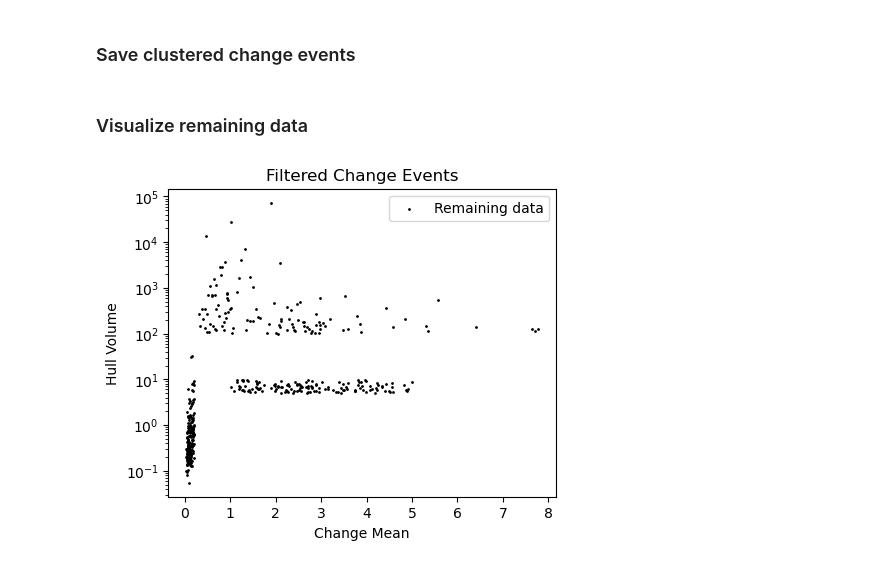
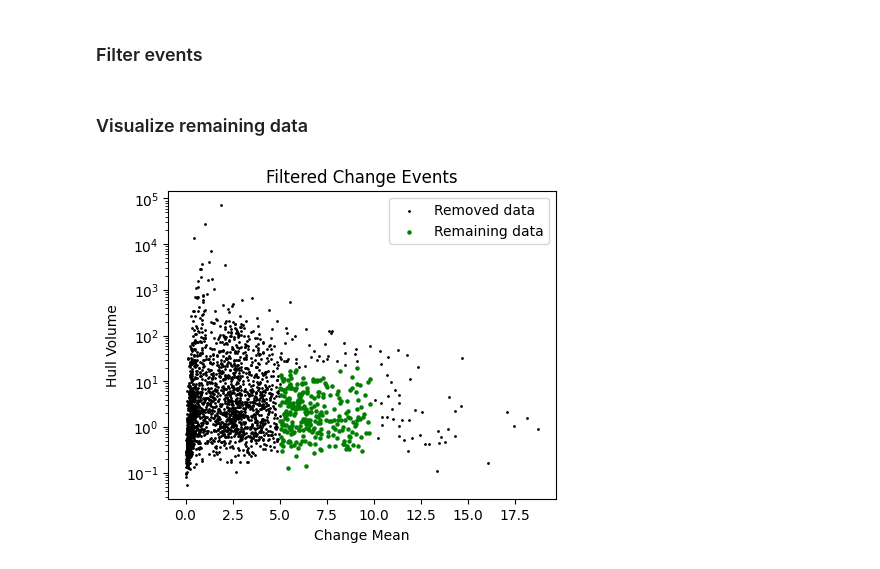
Before and after one commit to 3dgeo-heidelberg/AImon, a Jupyter notebook: demo/filtering_of_change_events_rule_based.ipynb, the cells around one changed output. Drawn from its saved outputs; the diff is of its cells as text; code cells hidden in the pictures.

```diff
--- a/demo/filtering_of_change_events_rule_based.ipynb
+++ b/demo/filtering_of_change_events_rule_based.ipynb
@@ -155,2 +22,14 @@ features_df = features_df[features_df.apply(lambda row: filter_event(row, filter
+# %%
+# Path to the unlabelled change events test file
+change_events_file = "../test_data/change_events_unlabelled.json"
+outfolder = "../test_data/out"
+
+# Rule for filtering change events
+filter_rule = {
+         "change_mean": {"min": 5, "max": 10},
+         "hull_volume": {"max": 20}}
+
+# Load the change events
+filtered_file = os.path.join(outfolder, 'change_events_filtered_rule_based.json')
 # %% [markdown]
-### Save clustered change events
+### Filter events
@@ -173,14 +36,22 @@ with open(filtered_file, 'w') as f:
+# %%
+coll = ChangeEventCollection().load_from_file(change_events_file)
+coll.to_dataframe()
+unfiltered_df = coll.df
+coll.events = coll.filter_events_rule_based(filter_rule)
+coll.save_to_file(filtered_file)
 # %% [markdown]
 ### Visualize remaining data
 # %%
+coll.to_dataframe()
 plt.figure(figsize=(5, 4))
-plt.scatter(features_df['change_mean'], features_df['hull_volume'], label='Remaining data', s=1, color = 'black')
+plt.scatter(unfiltered_df['change_mean'], unfiltered_df['hull_volume'], label='Removed data', s=1, color = 'black')
+plt.scatter(coll.df['change_mean'], coll.df['hull_volume'], label='Remaining data', s=5, color = 'green')
 
 plt.yscale('log')
 plt.legend()
 plt.xlabel('Change Mean')
 plt.ylabel('Hull Volume')
 plt.title('Filtered Change Events')
 plt.show()
 # %% [output]
-[figure, old version]
+[figure, new version]
```
Also changed, not shown: parts of 12 cells of this notebook, 5 other files.
